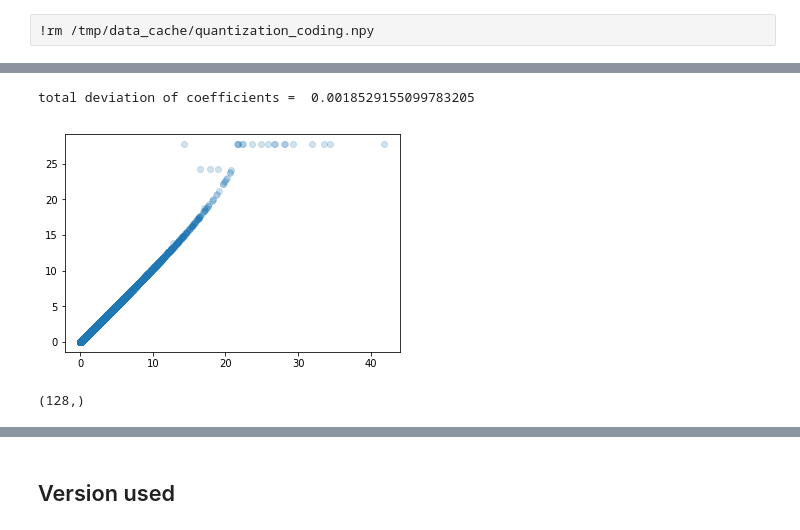
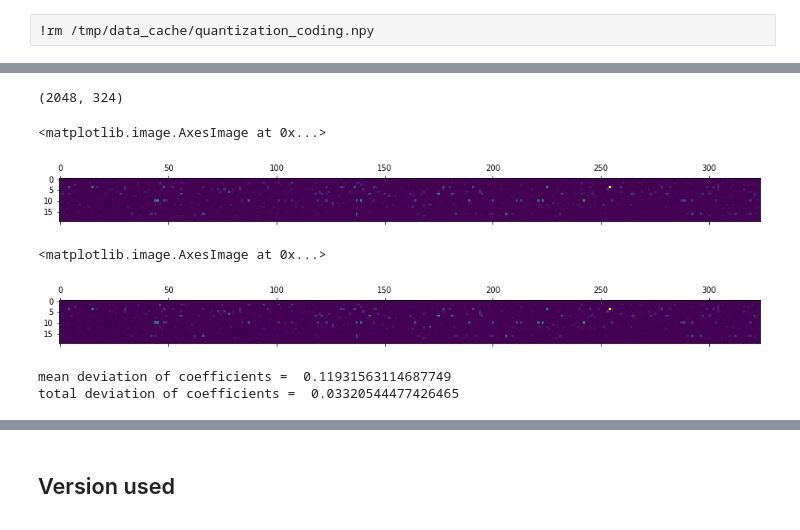
Before and after one commit to bicv/SparseHebbianLearning, a Jupyter notebook: probe/basics-autoencoder.ipynb, the cells around one changed output, grey strips where cells are left out. Cells and saved outputs as stored; diff of their text form; code cells hidden in the pictures.

Commit message:
auto-encoder : new quantitative measure

```diff
--- a/probe/basics-autoencoder.ipynb
+++ b/probe/basics-autoencoder.ipynb
@@ -197,0 +200,7 @@ P_cum.shape
+# %%
+sparse_code_bar = sparse_code.copy()
+#sparse_code_bar = sparse_code_bar.T
+np.random.shuffle(sparse_code_bar)
+#sparse_code_bar = sparse_code_bar.T
+print('average non-zeros', np.count_nonzero(sparse_code_bar, axis=0))
+print('average non-zeros', np.count_nonzero(sparse_code, axis=0))
@@ -197,0 +225,4 @@ P_cum.shape
+# %%
+print(sparse_code_bar.shape)
+# %% [output]
+(2048, 324)
@@ -198,3 +232,19 @@ P_cum.shape
+# %%
+plt.matshow(sparse_code_bar[:20, :])
+# %% [output]
+<matplotlib.image.AxesImage at 0x...>
+[figure, added]
+# %%
+plt.matshow(sparse_code_rec[:20, :])
+# %% [output]
+<matplotlib.image.AxesImage at 0x...>
+[figure, added]
+# %%
+print('mean deviation of coefficients = ', np.mean(np.abs(sparse_code_rec)))
+print('total deviation of coefficients = ', np.mean(np.abs(sparse_code_bar-sparse_code_rec)))
+# %% [output]
+mean deviation of coefficients =  0.11931563114687749
+total deviation of coefficients =  0.03320544477426465
 # %%
 from shl_scripts.shl_encode import quantile, rescaling
 #sparse_code = mp(data, dico.dictionary, l0_sparseness=l0_sparseness, P_cum=P_cum)
@@ -203,14 +254,0 @@ q = quantile(P_cum, rescaling(sparse_code, C=C), stick, do_fast=True)
-# %%
-from shl_scripts.shl_encode import inv_quantile, inv_rescaling
-q_sparse_code = inv_rescaling(inv_quantile(P_cum, q), C=C)
-print('total deviation of coefficients = ', np.mean(np.abs(q_sparse_code-sparse_code)))
-# %% [output]
-total deviation of coefficients =  0.0018529155099783205
-# %%
-plt.scatter(sparse_code.ravel(), q_sparse_code.ravel(), alpha=.2);
-# %% [output]
-[figure, removed]
-# %%
-P_cum.mean(axis=0).shape
-# %% [output]
-(128,)
```
Also changed, not shown: parts of 19 cells of this notebook, 2 other files.
